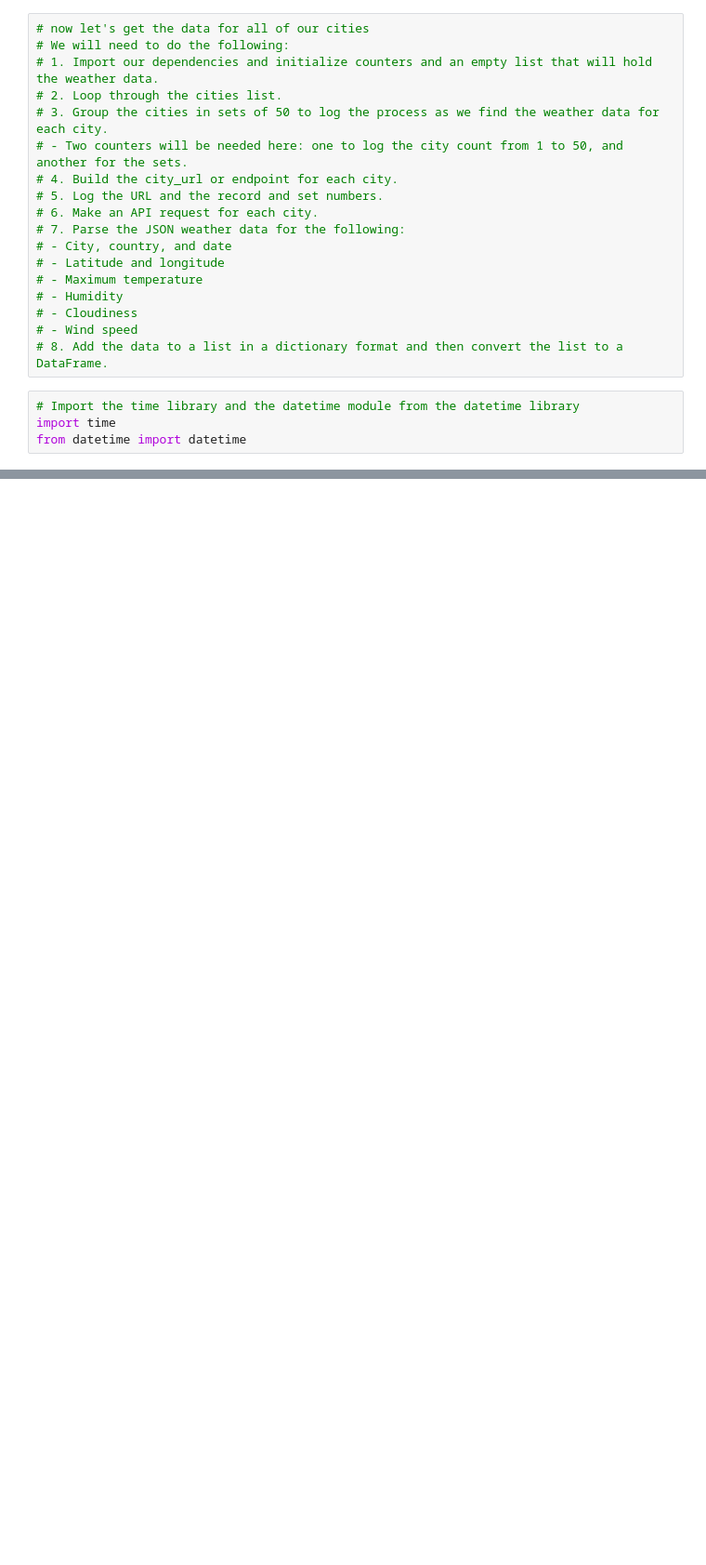
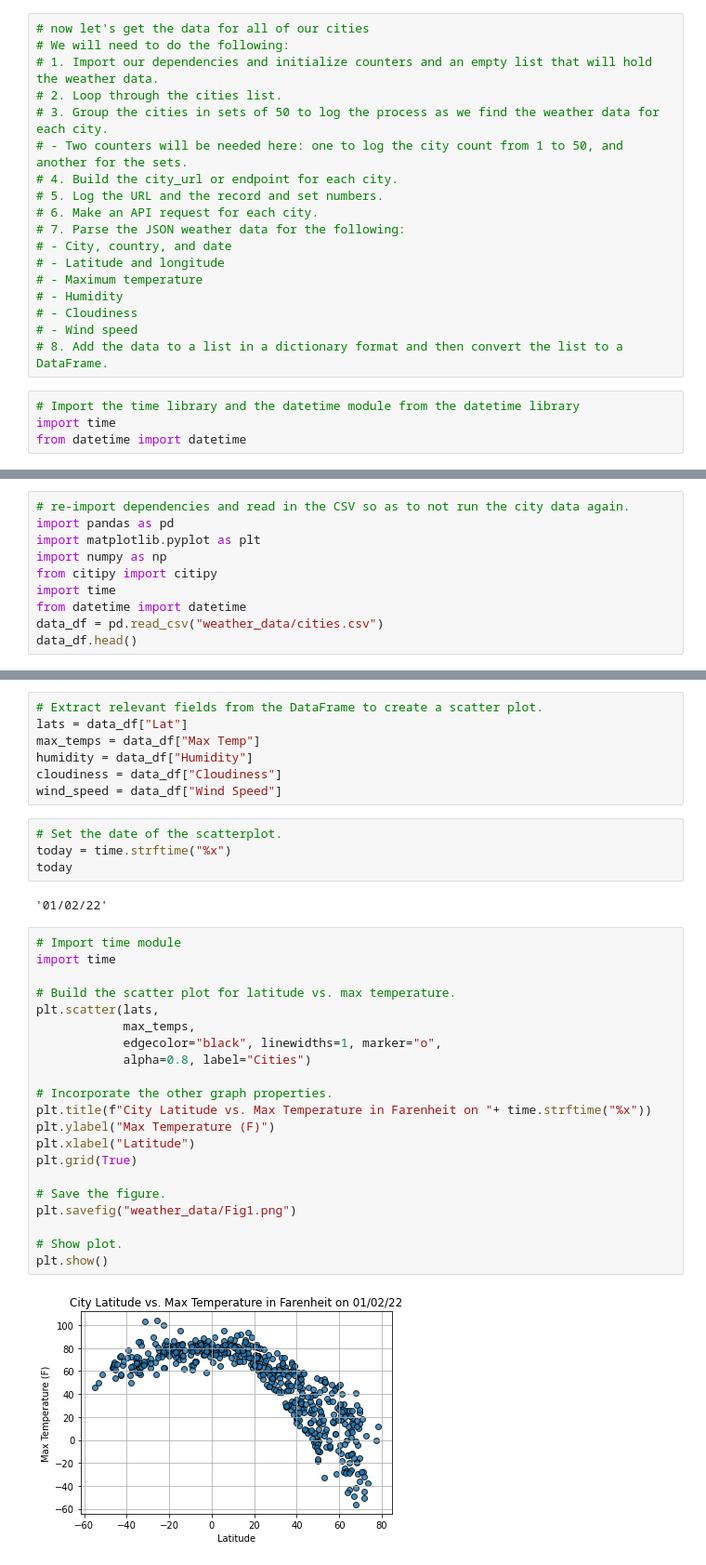
Before and after one commit to katiemtroll/World_Weather_Analysis, a Jupyter notebook: WeatherPy.ipynb, the cells around one changed output, grey strips where cells are left out. Shown: that part at 93% size. Saved outputs shown, nothing was run; the diff lists cells and outputs as text; blank space fills up the shorter version.

Commit message:
addin statisical analyses/figures
'

```diff
--- a/WeatherPy.ipynb
+++ b/WeatherPy.ipynb
@@ -247,0 +250,10 @@ city_data_df.to_csv(output_data_file, index_label="City_ID")
+# %%
+# re-import dependencies and read in the CSV so as to not run the city data again.
+import pandas as pd
+import matplotlib.pyplot as plt
+import numpy as np
+from citipy import citipy
+import time
+from datetime import datetime
+data_df = pd.read_csv("weather_data/cities.csv")
+data_df.head()
@@ -247,0 +267,36 @@ city_data_df.to_csv(output_data_file, index_label="City_ID")
+# %%
+# Extract relevant fields from the DataFrame to create a scatter plot.
+lats = data_df["Lat"]
+max_temps = data_df["Max Temp"]
+humidity = data_df["Humidity"]
+cloudiness = data_df["Cloudiness"]
+wind_speed = data_df["Wind Speed"]
+# %%
+# Set the date of the scatterplot.
+today = time.strftime("%x")
+today
+# %% [output]
+'01/02/22'
+# %%
+# Import time module
+import time
+
+# Build the scatter plot for latitude vs. max temperature.
+plt.scatter(lats,
+            max_temps,
+            edgecolor="black", linewidths=1, marker="o",
+            alpha=0.8, label="Cities")
+
+# Incorporate the other graph properties.
+plt.title(f"City Latitude vs. Max Temperature in Farenheit on "+ time.strftime("%x"))
+plt.ylabel("Max Temperature (F)")
+plt.xlabel("Latitude")
+plt.grid(True)
+
+# Save the figure.
+plt.savefig("weather_data/Fig1.png")
+
+# Show plot.
+plt.show()
+# %% [output]
+[figure, added]
```
Also changed, not shown: parts of 26 cells of this notebook, 5 other files.
